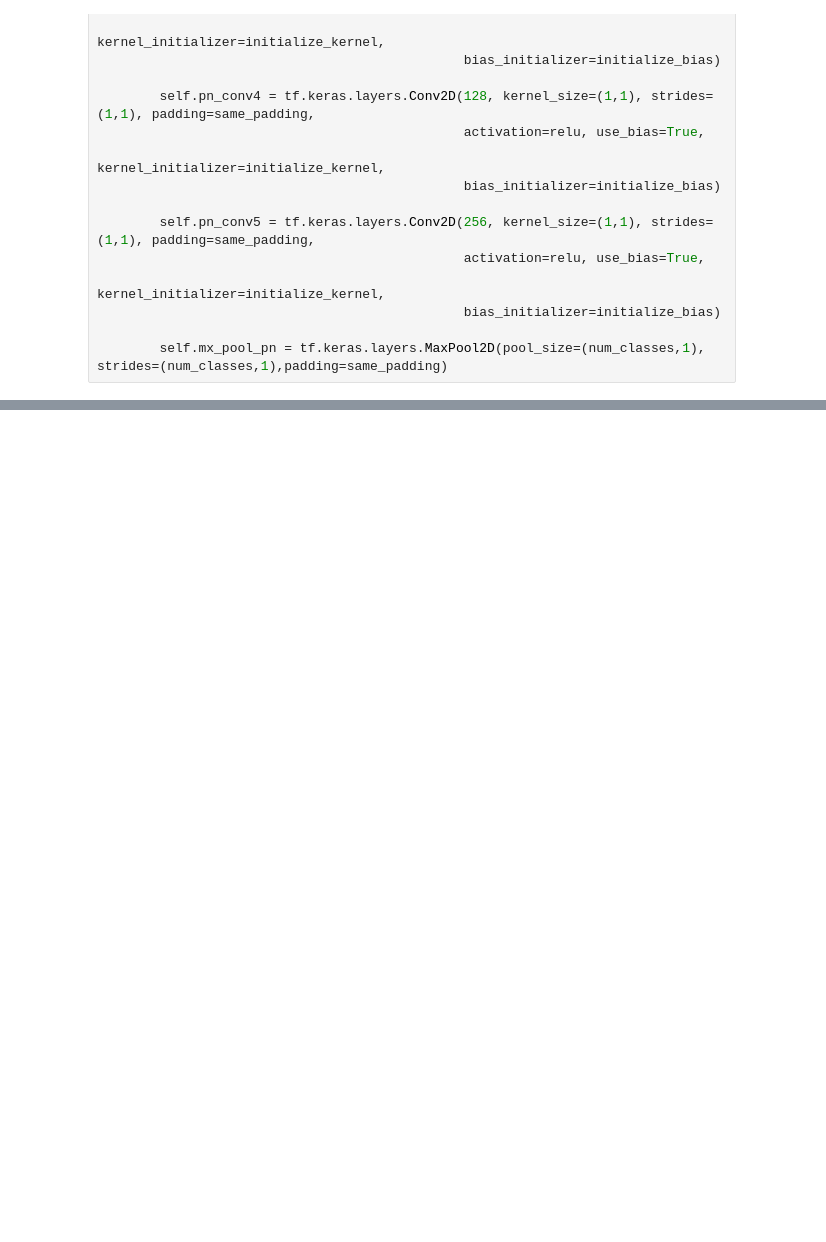
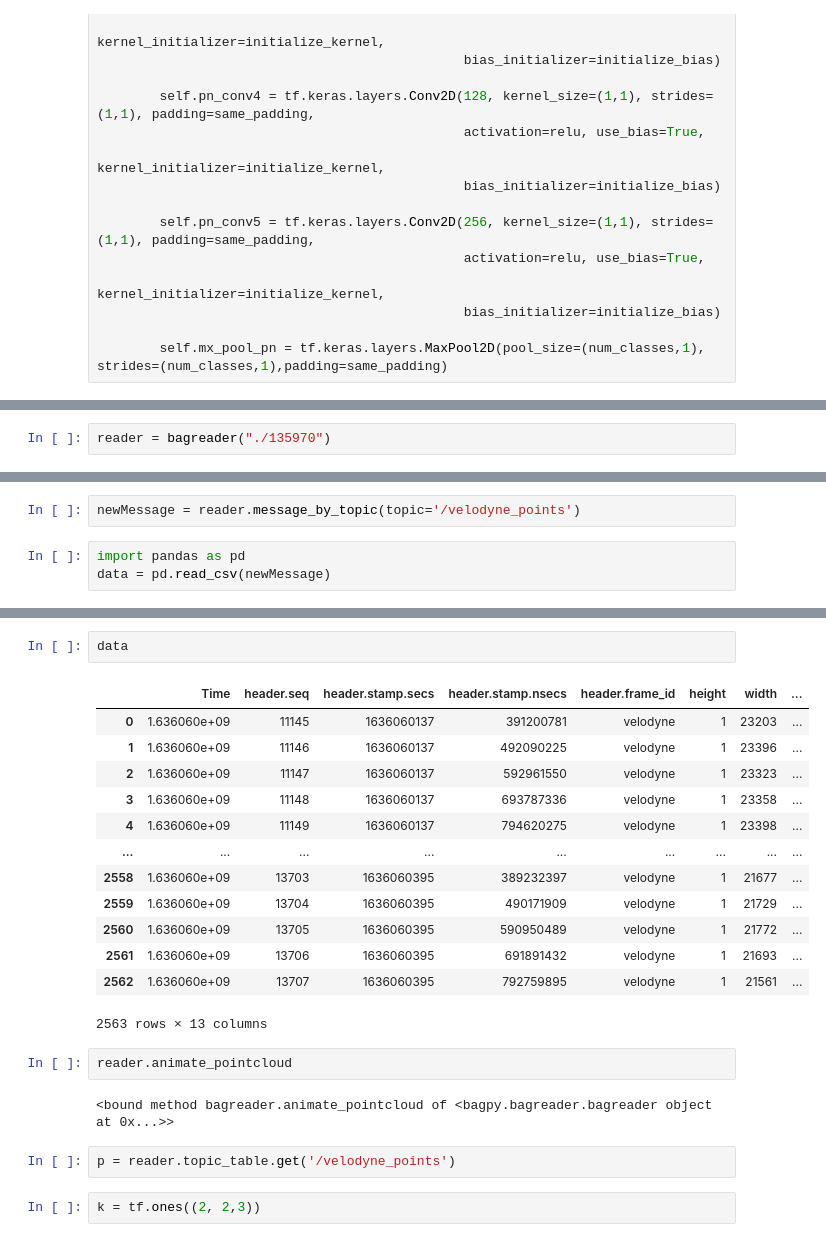
Before and after one commit to RobotiXX/multimodal-fusion-network, a Jupyter notebook: fusion.ipynb, the cells around one changed output, grey strips where cells are left out. Drawn from its saved outputs; the diff is of its cells as text; blank space fills up the shorter version.

```diff
--- a/fusion.ipynb
+++ b/fusion.ipynb
@@ -91,0 +95,2 @@ class FusionNet(tf.keras.Model):
+# %%
+reader = bagreader("./135970")
@@ -91,0 +119,5 @@ class FusionNet(tf.keras.Model):
+# %%
+newMessage = reader.message_by_topic(topic='/velodyne_points')
+# %%
+import pandas as pd
+data = pd.read_csv(newMessage)
@@ -91,0 +136,24 @@ class FusionNet(tf.keras.Model):
+# %%
+data
+# %% [output]
+|  | Time | header.seq | header.stamp.secs | header.stamp.nsecs | header.frame_id | height | width | ... |
+| 0 | 1.636060e+09 | 11145 | 1636060137 | 391200781 | velodyne | 1 | 23203 | ... |
+| 1 | 1.636060e+09 | 11146 | 1636060137 | 492090225 | velodyne | 1 | 23396 | ... |
+| 2 | 1.636060e+09 | 11147 | 1636060137 | 592961550 | velodyne | 1 | 23323 | ... |
+| 3 | 1.636060e+09 | 11148 | 1636060137 | 693787336 | velodyne | 1 | 23358 | ... |
+| 4 | 1.636060e+09 | 11149 | 1636060137 | 794620275 | velodyne | 1 | 23398 | ... |
+| ... | ... | ... | ... | ... | ... | ... | ... | ... |
+| 2558 | 1.636060e+09 | 13703 | 1636060395 | 389232397 | velodyne | 1 | 21677 | ... |
+| 2559 | 1.636060e+09 | 13704 | 1636060395 | 490171909 | velodyne | 1 | 21729 | ... |
+| 2560 | 1.636060e+09 | 13705 | 1636060395 | 590950489 | velodyne | 1 | 21772 | ... |
+| 2561 | 1.636060e+09 | 13706 | 1636060395 | 691891432 | velodyne | 1 | 21693 | ... |
+| 2562 | 1.636060e+09 | 13707 | 1636060395 | 792759895 | velodyne | 1 | 21561 | ... |
+2563 rows × 13 columns
+# %%
+reader.animate_pointcloud
+# %% [output]
+<bound method bagreader.animate_pointcloud of <bagpy.bagreader.bagreader object at 0x...>>
+# %%
+p = reader.topic_table.get('/velodyne_points')
+# %%
+k = tf.ones((2, 2,3))
```
Also changed, not shown: parts of 25 cells of this notebook.
